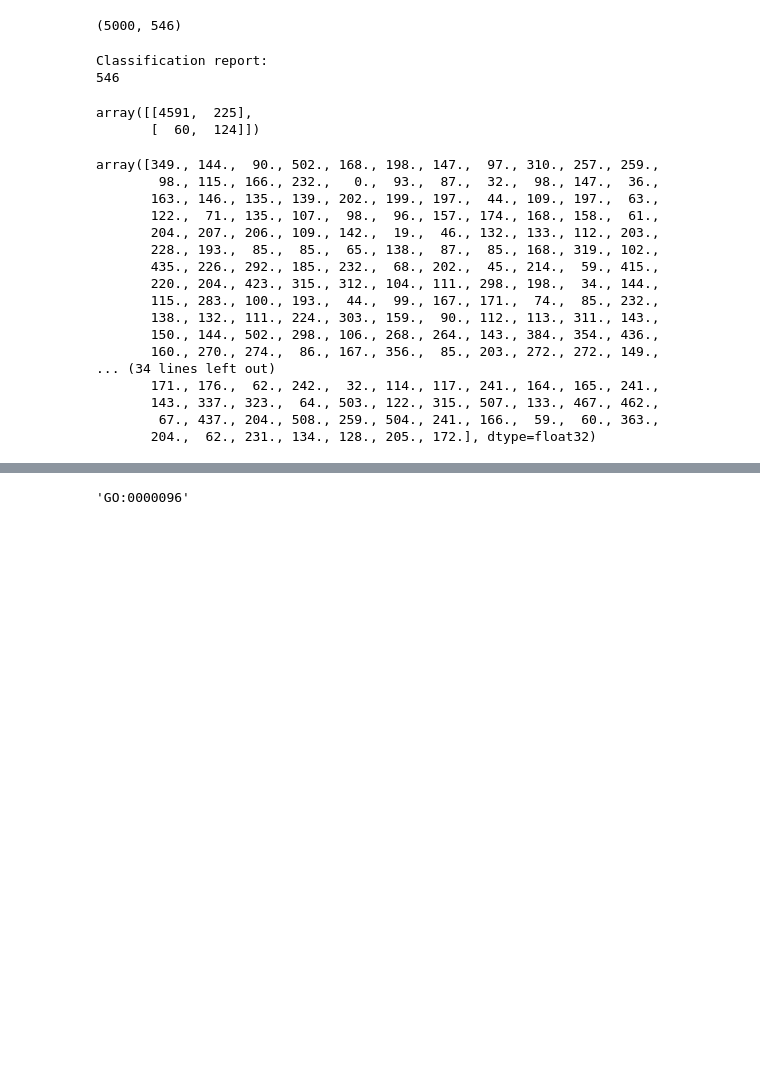
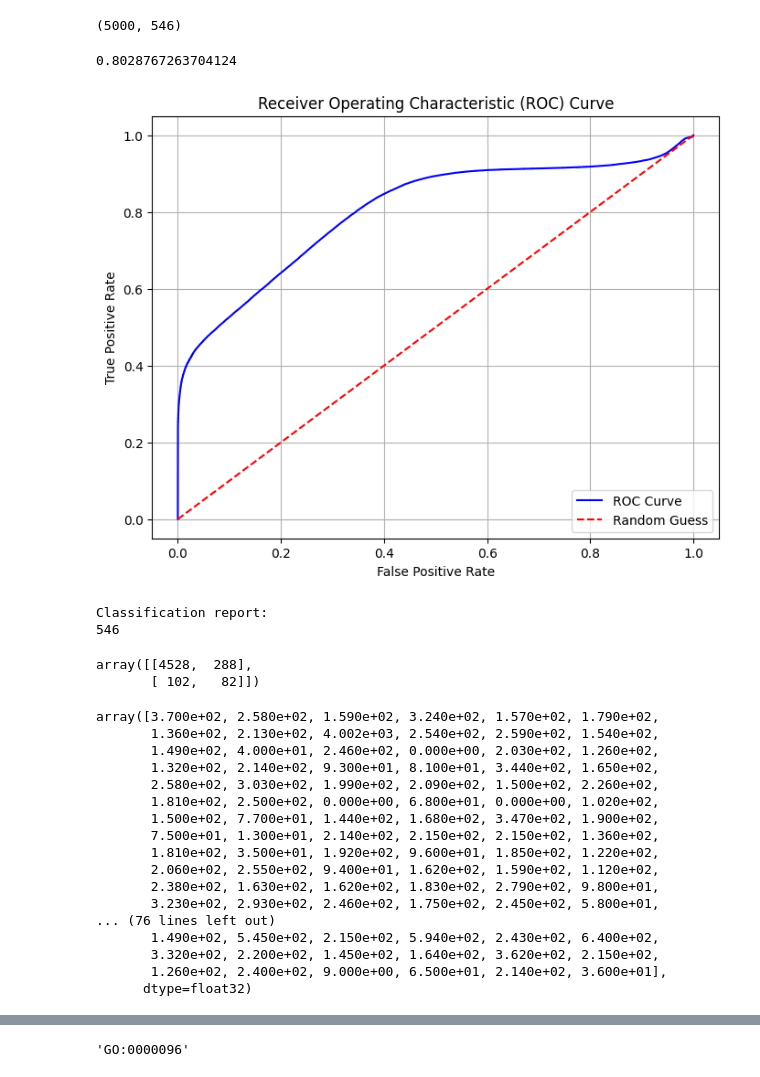
Before and after one commit to bio-ontology-research-group/Genomic_context, a Jupyter notebook: BERT_for_DNN_Part2_training_withGO.ipynb, the cells around one changed output, grey strips where cells are left out. Drawn from its saved outputs; the diff is of its cells as text; code cells hidden in the pictures; blank space fills up the shorter version.

```diff
--- a/BERT_for_DNN_Part2_training_withGO.ipynb
+++ b/BERT_for_DNN_Part2_training_withGO.ipynb
@@ -85,8 +85,8 @@ with open("/home/toibazd/Prot2IP_GO_filtered_MF.tsv", "r") as tsvfile:
         for ip in iprs:
             if ip in most_frequent_ips:
                 for GO in ip_to_go[ip]:
-                    data_dict[key].extend(go.get_ancestors(GO))
-                    print(go.get_ancestors(GO))
+                    data_dict[key].extend(list(GO))
+#                     data_dict[key].extend(list(go.get_ancestors(GO)))
 
 one_hot_encoded = enc.fit_transform(data_dict.values())
 one_hot_encoded_dict = {key: value for key, value in zip(data_dict.keys(), one_hot_encoded)}
@@ -479,6 +456,7 @@ from sklearn.metrics import precision_score, recall_score, f1_score
 import numpy as np
 all_predictions = []
 all_labels = []
+all_probs = []
 # Initialize lists to store predictions and labels across all batches
 # Iterate over batches
 count = 0
@@ -488,9 +466,10 @@ for batch_embeddings, batch_labels in tqdm(generator, desc="Evaluation Batches",
 
     logits = clf_model(batch_embeddings_tensor)
     predictions = torch.sigmoid(logits)
-    thresholded_predictions = (predictions > 0.80).float()
+    thresholded_predictions = (predictions > 0.7).float()
     all_predictions.append(thresholded_predictions.detach().numpy())
     all_labels.append(batch_labels)
+    all_probs.append(predictions.detach().numpy())
 # %%
 len(all_predictions)
 # %% [output]
@@ -508,10 +487,36 @@ print(all_predictions[0].shape)
 # Concatenate predictions and labels across all batches
 all_predictions = np.concatenate(all_predictions)
 all_labels = np.concatenate(all_labels)
+all_probs = np.concatenate(all_probs)
 # %%
 all_labels.shape
 # %% [output]
 (5000, 546)
+# %%
+from sklearn import metrics
+
+y = all_labels.flatten()
+pred_y = all_probs.flatten()
+
+fpr, tpr, thresholds = metrics.roc_curve(y, pred_y)
+print(metrics.auc(fpr, tpr))
+# %% [output]
+0.8028767263704124
+# %%
+import matplotlib.pyplot as plt
+
+plt.figure(figsize=(8, 6))
+plt.plot(fpr, tpr, color='blue', label='ROC Curve')
+plt.plot([0, 1], [0, 1], color='red', linestyle='--', label='Random Guess')
+
+plt.xlabel('False Positive Rate')
+plt.ylabel('True Positive Rate')
+plt.title('Receiver Operating Characteristic (ROC) Curve')
+plt.legend(loc='lower right')
+plt.grid(True)
+plt.show()
+# %% [output]
+[figure, added]
 # %%
 cl_report = multilabel_confusion_matrix(all_labels, all_predictions)
 print("Classification report:")
@@ -522,8 +527,8 @@ Classification report:
 # %%
 cl_report[0]
 # %% [output]
-array([[4591,  225],
-       [  60,  124]])
+array([[4528,  288],
+       [ 102,   82]])
 # %%
 from sklearn.metrics import classification_report
 
@@ -531,23 +536,23 @@ report = classification_report(all_labels, all_predictions, zero_division=np.nan
 # %%
 all_predictions.sum(axis=0)
 # %% [output]
-array([349., 144.,  90., 502., 168., 198., 147.,  97., 310., 257., 259.,
-        98., 115., 166., 232.,   0.,  93.,  87.,  32.,  98., 147.,  36.,
-       163., 146., 135., 139., 202., 199., 197.,  44., 109., 197.,  63.,
-       122.,  71., 135., 107.,  98.,  96., 157., 174., 168., 158.,  61.,
-       204., 207., 206., 109., 142.,  19.,  46., 132., 133., 112., 203.,
-       228., 193.,  85.,  85.,  65., 138.,  87.,  85., 168., 319., 102.,
-       435., 226., 292., 185., 232.,  68., 202.,  45., 214.,  59., 415.,
-       220., 204., 423., 315., 312., 104., 111., 298., 198.,  34., 144.,
-       115., 283., 100., 193.,  44.,  99., 167., 171.,  74.,  85., 232.,
-       138., 132., 111., 224., 303., 159.,  90., 112., 113., 311., 143.,
-       150., 144., 502., 298., 106., 268., 264., 143., 384., 354., 436.,
-       160., 270., 274.,  86., 167., 356.,  85., 203., 272., 272., 149.,
-... (34 lines left out)
-       171., 176.,  62., 242.,  32., 114., 117., 241., 164., 165., 241.,
-       143., 337., 323.,  64., 503., 122., 315., 507., 133., 467., 462.,
-        67., 437., 204., 508., 259., 504., 241., 166.,  59.,  60., 363.,
-       204.,  62., 231., 134., 128., 205., 172.], dtype=float32)
+array([3.700e+02, 2.580e+02, 1.590e+02, 3.240e+02, 1.570e+02, 1.790e+02,
+       1.360e+02, 2.130e+02, 4.002e+03, 2.540e+02, 2.590e+02, 1.540e+02,
+       1.490e+02, 4.000e+01, 2.460e+02, 0.000e+00, 2.030e+02, 1.260e+02,
+       1.320e+02, 2.140e+02, 9.300e+01, 8.100e+01, 3.440e+02, 1.650e+02,
+       2.580e+02, 3.030e+02, 1.990e+02, 2.090e+02, 1.500e+02, 2.260e+02,
+       1.810e+02, 2.500e+02, 0.000e+00, 6.800e+01, 0.000e+00, 1.020e+02,
+       1.500e+02, 7.700e+01, 1.440e+02, 1.680e+02, 3.470e+02, 1.900e+02,
+       7.500e+01, 1.300e+01, 2.140e+02, 2.150e+02, 2.150e+02, 1.360e+02,
+       1.810e+02, 3.500e+01, 1.920e+02, 9.600e+01, 1.850e+02, 1.220e+02,
+       2.060e+02, 2.550e+02, 9.400e+01, 1.620e+02, 1.590e+02, 1.120e+02,
+       2.380e+02, 1.630e+02, 1.620e+02, 1.830e+02, 2.790e+02, 9.800e+01,
+       3.230e+02, 2.930e+02, 2.460e+02, 1.750e+02, 2.450e+02, 5.800e+01,
+... (76 lines left out)
+       1.490e+02, 5.450e+02, 2.150e+02, 5.940e+02, 2.430e+02, 6.400e+02,
+       3.320e+02, 2.200e+02, 1.450e+02, 1.640e+02, 3.620e+02, 2.150e+02,
+       1.260e+02, 2.400e+02, 9.000e+00, 6.500e+01, 2.140e+02, 3.600e+01],
+      dtype=float32)
 # %%
 print(report)
 # %% [output]
```
Also changed, not shown: parts of 12 cells of this notebook, 1 other file.
